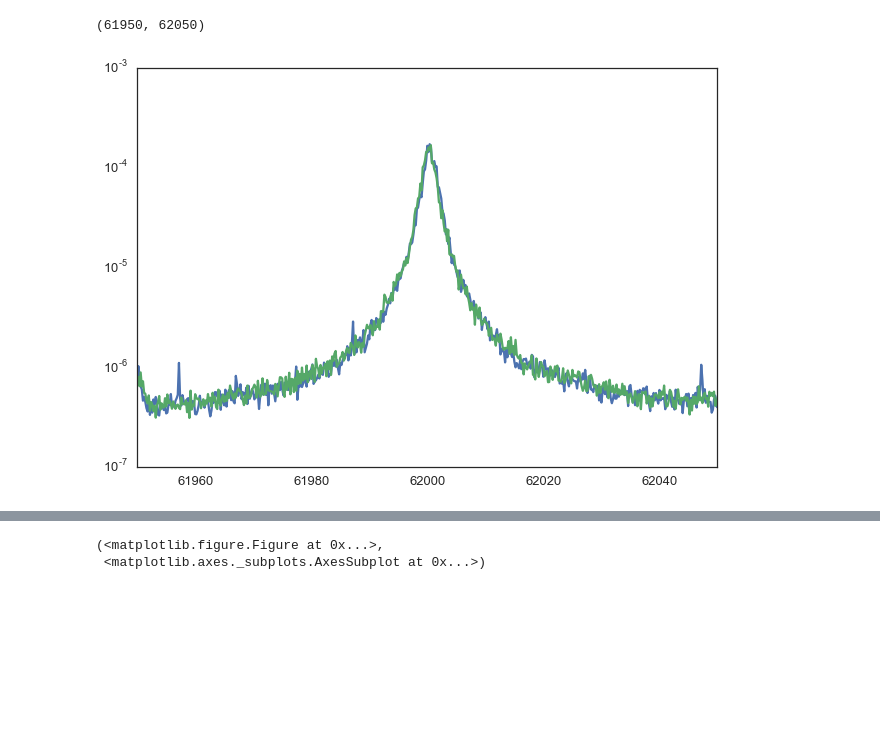
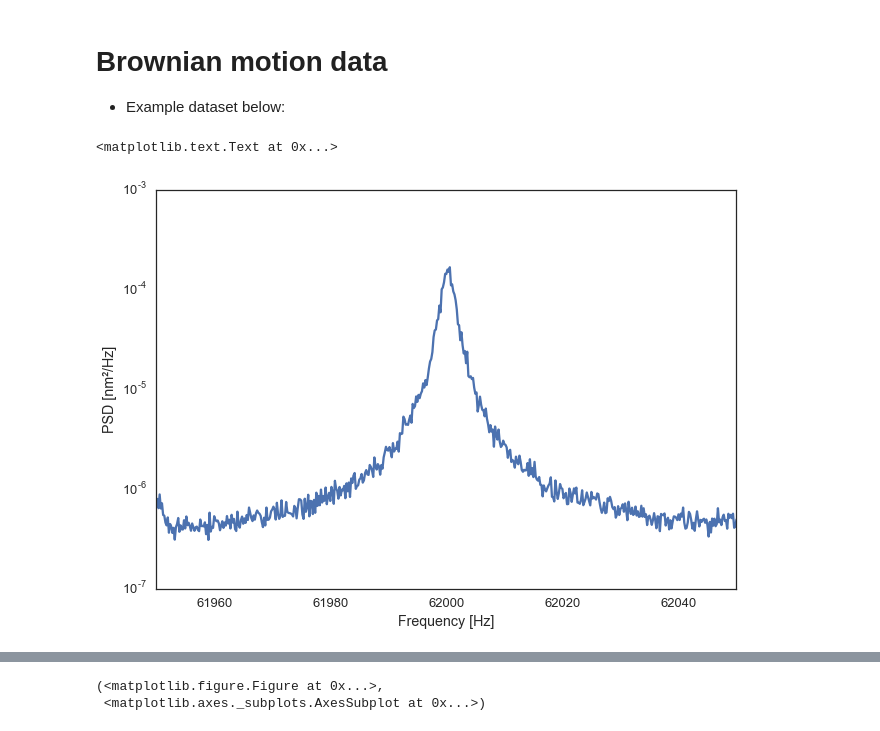
Before and after one commit to ryanpdwyer/1602-bayesian, a Jupyter notebook: notebooks/Brownian Motion Example.ipynb, the cells around one changed output, grey strips where cells are left out. Cells and saved outputs as stored; diff of their text form; code cells hidden in the pictures; blank space fills up the shorter version.

Commit message:
Streamlined Brownian code, Overview

```diff
--- a/notebooks/Brownian Motion Example.ipynb
+++ b/notebooks/Brownian Motion Example.ipynb
@@ -16,7 +14,12 @@ m = mask = (f > 61000) & (f < 63000)
+# %% [markdown]
+# Brownian motion data
+
+- Example dataset below:
 # %%
-plt.semilogy(fh2['x'][:][m], fh2['y'][:][m])
 plt.semilogy(fh['f_subset'][:], np.mean(fh['PSD_subset'][:], 0))
 plt.xlim(61950, 62050)
+plt.ylabel(u"PSD [nm²/Hz]")
+plt.xlabel("Frequency [Hz]")
 # %% [output]
-(61950, 62050)
+<matplotlib.text.Text at 0x...>
-[figure, old version]
+[figure, new version]
```
Also changed, not shown: parts of 82 cells of this notebook, 9 other files.
